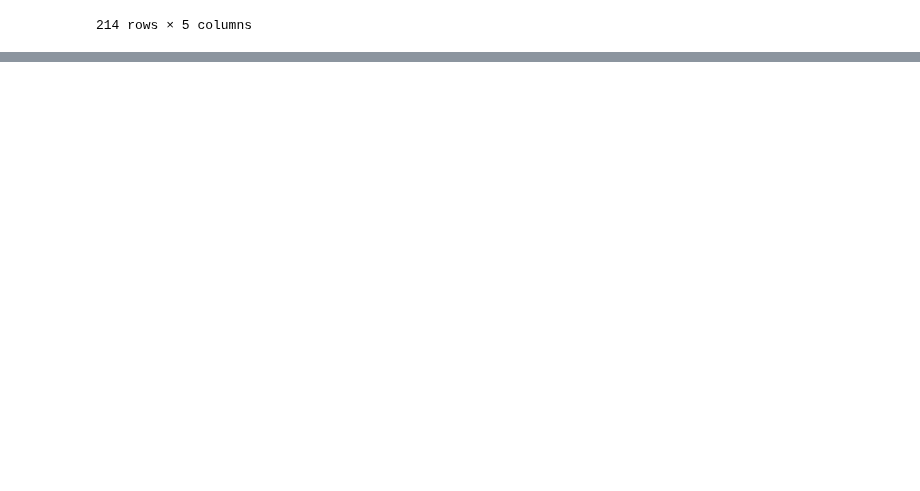
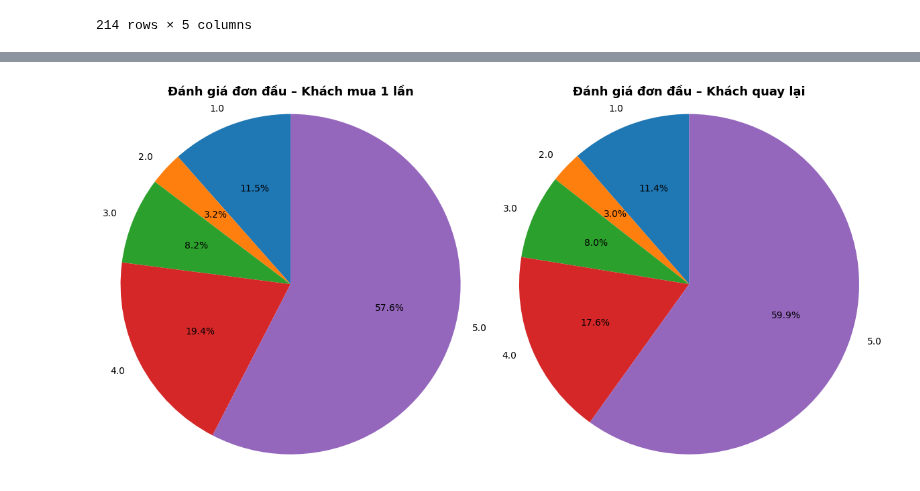
Before and after one commit to Hutramikha/Data_Analysis_SGU_2025, a Jupyter notebook: Data_analysis/final_project/Customer360-main/notebooks/03_2_diagnostic_analysis.ipynb, the cells around one changed output, grey strips where cells are left out. Cells and saved outputs as stored; diff of their text form; code cells hidden in the pictures; blank space fills up the shorter version.

```diff
--- a/Data_analysis/final_project/Customer360-main/notebooks/03_2_diagnostic_analysis.ipynb
+++ b/Data_analysis/final_project/Customer360-main/notebooks/03_2_diagnostic_analysis.ipynb
@@ -336,0 +705,39 @@ df
+# %%
+# Đếm review_score
+pie_1 = df_1_orders["review_score"].value_counts().sort_index()
+pie_more = df_more_than_1_orders["review_score"].value_counts().sort_index()
+
+fig, axes = plt.subplots(1, 2, figsize=(12, 6))
+
+# Nhóm mua 1 lần
+axes[0].pie(
+    pie_1.values,
+    labels=pie_1.index,
+    autopct="%1.1f%%",
+    startangle=90
+)
+axes[0].set_title(
+    "Đánh giá đơn đầu – Khách mua 1 lần",
+    fontsize=13,
+    fontweight="bold"
+)
+axes[0].axis("equal")
+
+# Nhóm mua > 1 lần
+axes[1].pie(
+    pie_more.values,
+    labels=pie_more.index,
+    autopct="%1.1f%%",
+    startangle=90
+)
+axes[1].set_title(
+    "Đánh giá đơn đầu – Khách quay lại",
+    fontsize=13,
+    fontweight="bold"
+)
+axes[1].axis("equal")
+
+plt.tight_layout()
+plt.show()
+# %% [output]
+[figure, added]
```
Also changed, not shown: parts of 38 cells of this notebook, 4 other files.
